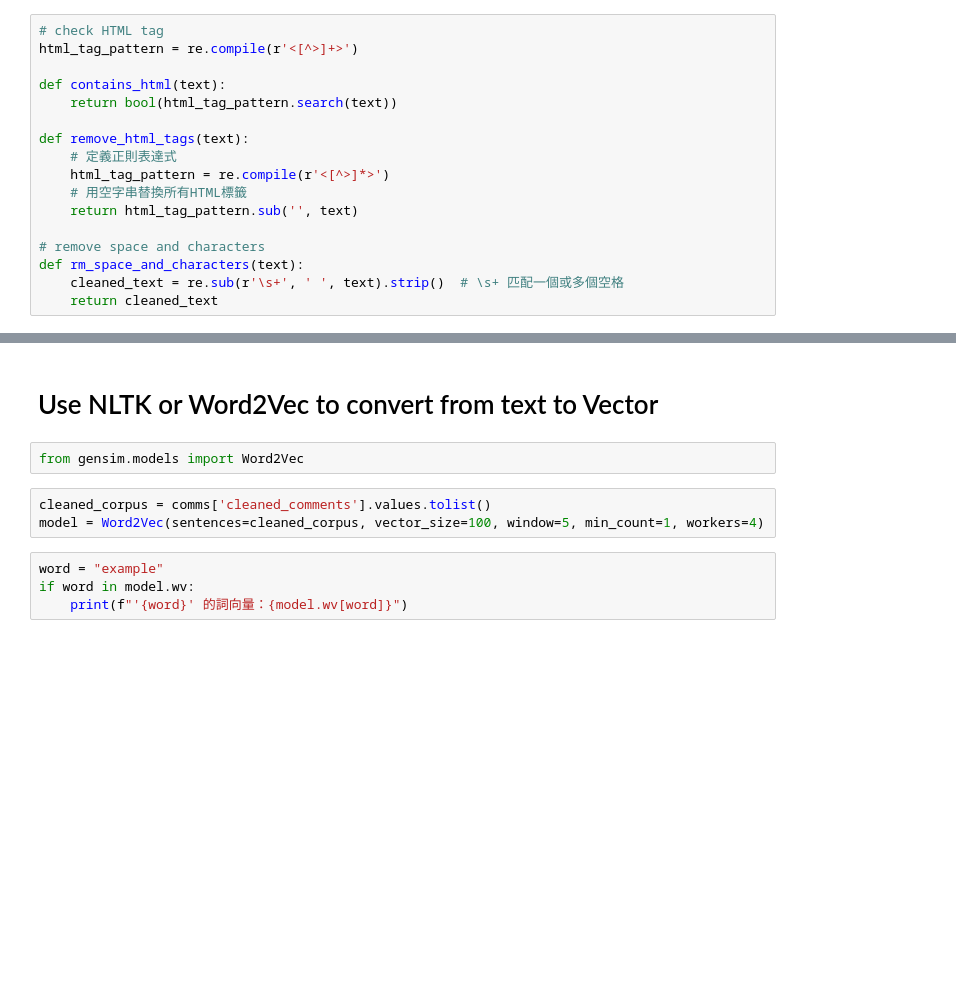
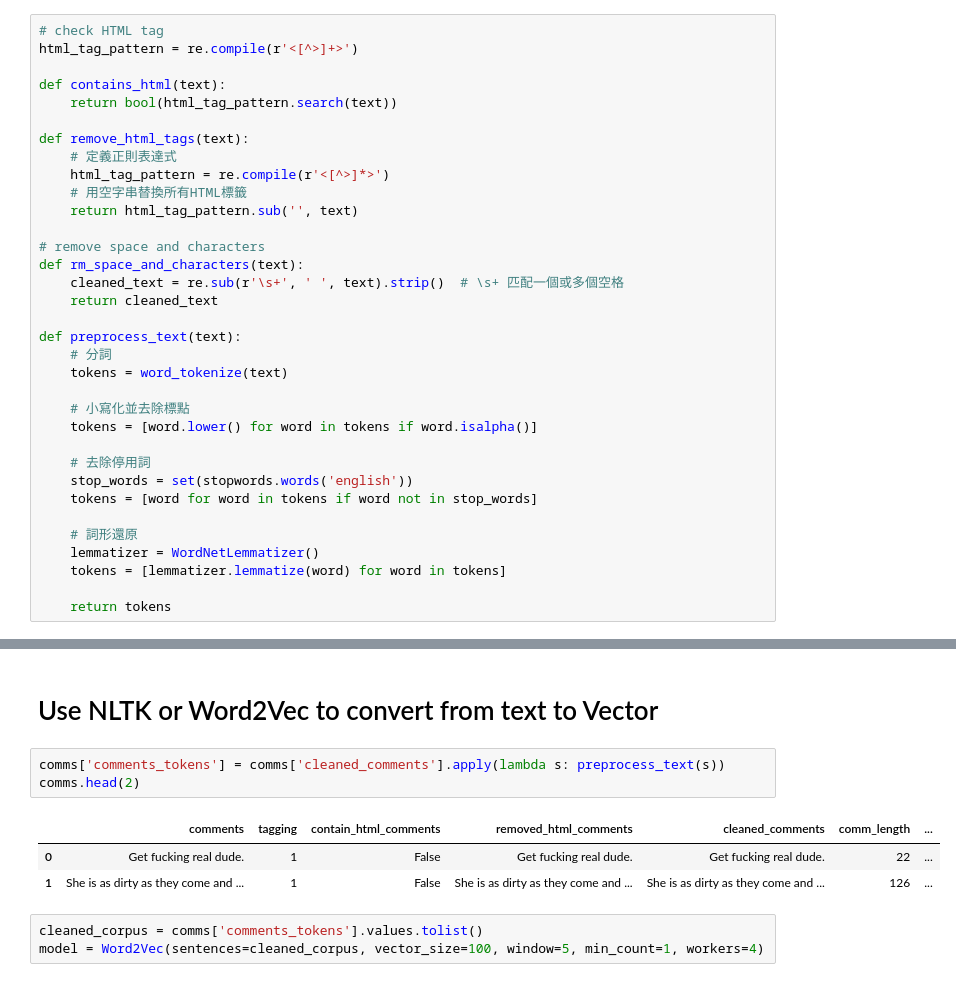
Before and after one commit to zoe-yeh/suspicious-comms-detection, a Jupyter notebook: suspicious-communication-on-social-platforms.ipynb, the cells around one changed output, grey strips where cells are left out. Drawn from its saved outputs; the diff is of its cells as text; blank space fills up the shorter version.

Commit message:
add NLTK and Word2Vec model

```diff
--- a/suspicious-communication-on-social-platforms.ipynb
+++ b/suspicious-communication-on-social-platforms.ipynb
@@ -64,6 +96,23 @@ def remove_html_tags(text):
 def rm_space_and_characters(text):
     cleaned_text = re.sub(r'\s+', ' ', text).strip()  # \s+ 匹配一個或多個空格
     return cleaned_text
+
+def preprocess_text(text):
+    # 分詞
+    tokens = word_tokenize(text)
+
+    # 小寫化並去除標點
+    tokens = [word.lower() for word in tokens if word.isalpha()]
+
+    # 去除停用詞
+    stop_words = set(stopwords.words('english'))
+    tokens = [word for word in tokens if word not in stop_words]
+
+    # 詞形還原
+    lemmatizer = WordNetLemmatizer()
+    tokens = [lemmatizer.lemmatize(word) for word in tokens]
+
+    return tokens
 # %% [markdown]
 # load datasets
 # %%
@@ -123,11 +171,12 @@ comms.head(2)
 # %% [markdown]
 # Use NLTK or Word2Vec to convert from text to Vector
-# %%
-from gensim.models import Word2Vec
+# %%
+comms['comments_tokens'] = comms['cleaned_comments'].apply(lambda s: preprocess_text(s))
+comms.head(2)
+# %% [output]
+|  | comments | tagging | contain_html_comments | removed_html_comments | cleaned_comments | comm_length | ... |
+| 0 | Get fucking real dude. | 1 | False | Get fucking real dude. | Get fucking real dude. | 22 | ... |
+| 1 | She is as dirty as they come and ... | 1 | False | She is as dirty as they come and ... | She is as dirty as they come and ... | 126 | ... |
 # %%
-cleaned_corpus = comms['cleaned_comments'].values.tolist()
+cleaned_corpus = comms['comments_tokens'].values.tolist()
 model = Word2Vec(sentences=cleaned_corpus, vector_size=100, window=5, min_count=1, workers=4)
-# %%
-word = "example"
-if word in model.wv:
-    print(f"'{word}' 的詞向量：{model.wv[word]}")
```
Also changed, not shown: parts of 7 cells of this notebook.
